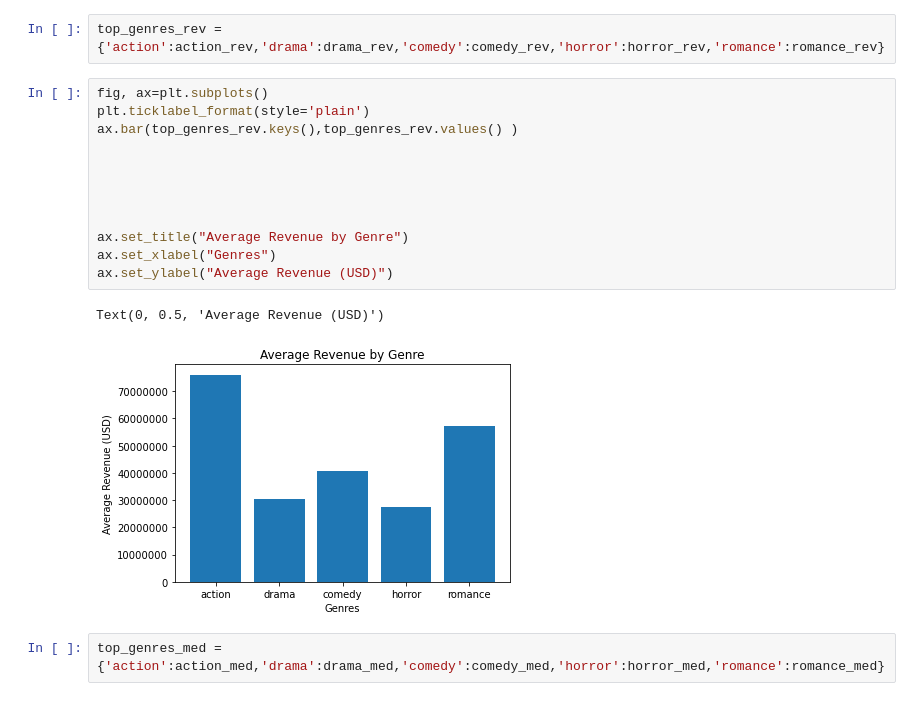
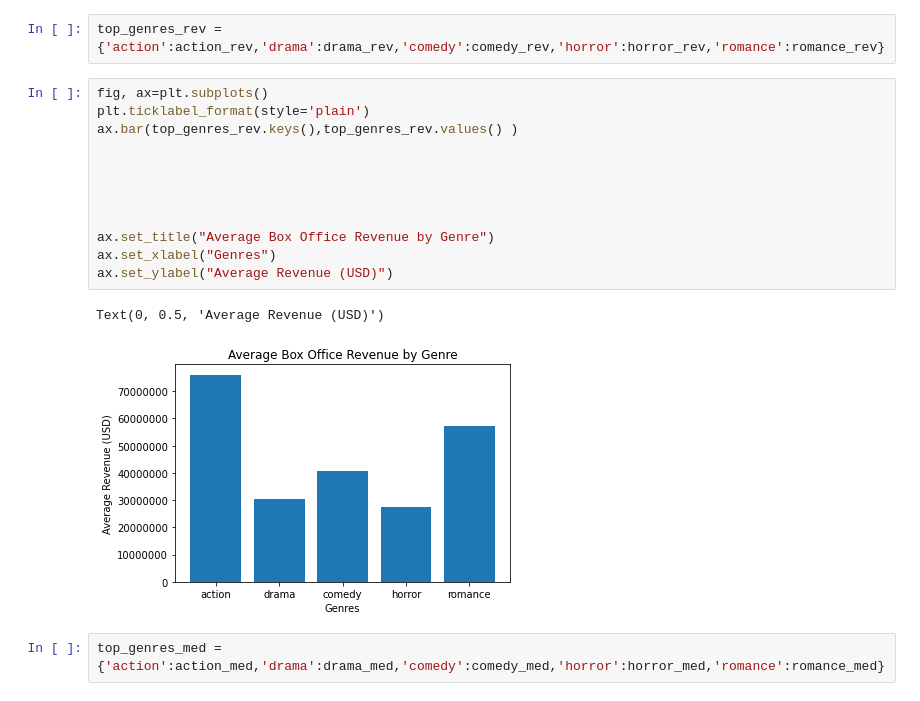
Before and after one commit to jumholtz/AIOverlordSupporters, a Jupyter notebook: student.ipynb, the cells around one changed output. Drawn from its saved outputs; the diff is of its cells as text.

```diff
--- a/student.ipynb
+++ b/student.ipynb
@@ -230,18 +230,18 @@ top_genres_rev = {'action':action_rev,'drama':drama_rev,'comedy':comedy_rev,'hor
 # %%
 fig, ax=plt.subplots()
 plt.ticklabel_format(style='plain')
 ax.bar(top_genres_rev.keys(),top_genres_rev.values() )
 
 
 
 
 
-ax.set_title("Average Revenue by Genre")
+ax.set_title("Average Box Office Revenue by Genre")
 ax.set_xlabel("Genres")
 ax.set_ylabel("Average Revenue (USD)")
 # %% [output]
 Text(0, 0.5, 'Average Revenue (USD)')
-[figure, old version]
+[figure, new version]
 # %%
 top_genres_med = {'action':action_med,'drama':drama_med,'comedy':comedy_med,'horror':horror_med,'romance':romance_med}
 # %%
```
Also changed, not shown: parts of 3 cells of this notebook.
